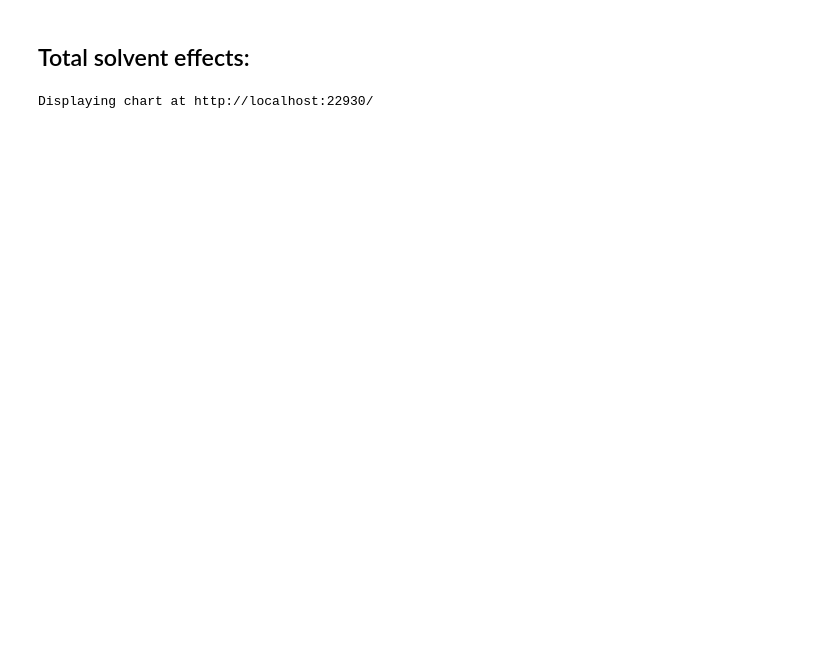
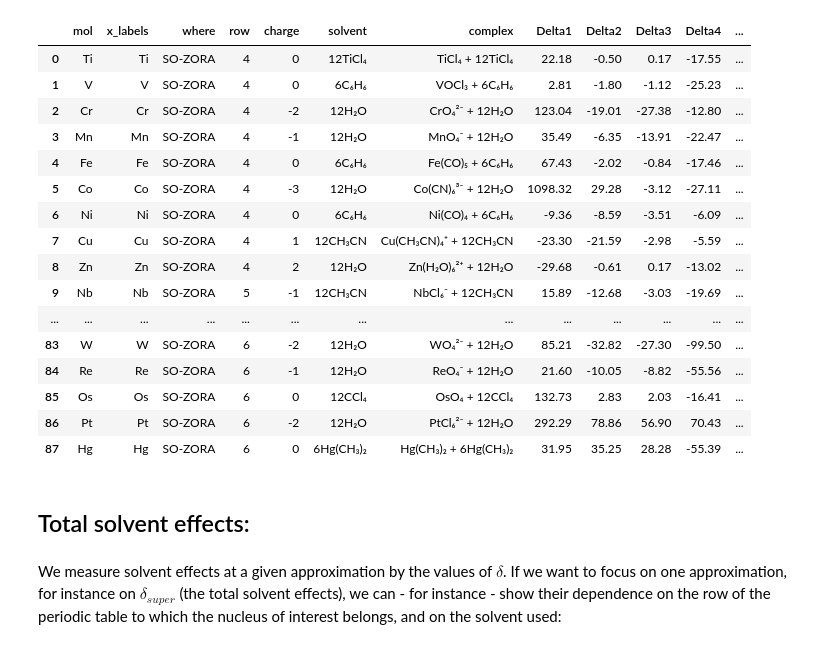
Before and after one commit to gosiao/gosiao.github.com, a Jupyter notebook: _posts/altair-interactive-files/notebook.ipynb, the cells around one changed output. Saved outputs shown, nothing was run; the diff lists cells and outputs as text; code cells hidden in the pictures; blank space fills up the shorter version.

```diff
--- a/_posts/altair-interactive-files/notebook.ipynb
+++ b/_posts/altair-interactive-files/notebook.ipynb
@@ -467,30 +305,29 @@ df_adf_all
+# %%
+df_adf_all_melted=df_adf_all.melt(id_vars =['mol','x_labels', 'where', 'row', 'charge', 'solvent', 'complex'])
+df_adf_all_melted_delta=df_adf_all.melt(id_vars =['mol','x_labels', 'where', 'row', 'charge', 'solvent', 'complex',
+                                                 'Delta1','Delta2', 'Delta3', 'Delta4',
+                                                 'd1', 'd2', 'd3', 'd4',
+                                                 'solveff'])
+df_adf_all_melted_delta
+# %% [output]
+|  | mol | x_labels | where | row | charge | solvent | complex | Delta1 | Delta2 | Delta3 | Delta4 | ... |
+| 0 | Ti | Ti | SO-ZORA | 4 | 0 | 12TiCl₄ | TiCl₄ + 12TiCl₄ | 22.18 | -0.50 | 0.17 | -17.55 | ... |
+| 1 | V | V | SO-ZORA | 4 | 0 | 6C₆H₆ | VOCl₃ + 6C₆H₆ | 2.81 | -1.80 | -1.12 | -25.23 | ... |
+| 2 | Cr | Cr | SO-ZORA | 4 | -2 | 12H₂O | CrO₄²⁻ + 12H₂O | 123.04 | -19.01 | -27.38 | -12.80 | ... |
+| 3 | Mn | Mn | SO-ZORA | 4 | -1 | 12H₂O | MnO₄⁻ + 12H₂O | 35.49 | -6.35 | -13.91 | -22.47 | ... |
+| 4 | Fe | Fe | SO-ZORA | 4 | 0 | 6C₆H₆ | Fe(CO)₅ + 6C₆H₆ | 67.43 | -2.02 | -0.84 | -17.46 | ... |
+| 5 | Co | Co | SO-ZORA | 4 | -3 | 12H₂O | Co(CN)₆³⁻ + 12H₂O | 1098.32 | 29.28 | -3.12 | -27.11 | ... |
+| 6 | Ni | Ni | SO-ZORA | 4 | 0 | 6C₆H₆ | Ni(CO)₄ + 6C₆H₆ | -9.36 | -8.59 | -3.51 | -6.09 | ... |
+| 7 | Cu | Cu | SO-ZORA | 4 | 1 | 12CH₃CN | Cu(CH₃CN)₄⁺ + 12CH₃CN | -23.30 | -21.59 | -2.98 | -5.59 | ... |
+| 8 | Zn | Zn | SO-ZORA | 4 | 2 | 12H₂O | Zn(H₂O)₆²⁺ + 12H₂O | -29.68 | -0.61 | 0.17 | -13.02 | ... |
+| 9 | Nb | Nb | SO-ZORA | 5 | -1 | 12CH₃CN | NbCl₆⁻ + 12CH₃CN | 15.89 | -12.68 | -3.03 | -19.69 | ... |
+| ... | ... | ... | ... | ... | ... | ... | ... | ... | ... | ... | ... | ... |
+| 83 | W | W | SO-ZORA | 6 | -2 | 12H₂O | WO₄²⁻ + 12H₂O | 85.21 | -32.82 | -27.30 | -99.50 | ... |
+| 84 | Re | Re | SO-ZORA | 6 | -1 | 12H₂O | ReO₄⁻ + 12H₂O | 21.60 | -10.05 | -8.82 | -55.56 | ... |
+| 85 | Os | Os | SO-ZORA | 6 | 0 | 12CCl₄ | OsO₄ + 12CCl₄ | 132.73 | 2.83 | 2.03 | -16.41 | ... |
+| 86 | Pt | Pt | SO-ZORA | 6 | -2 | 12H₂O | PtCl₆²⁻ + 12H₂O | 292.29 | 78.86 | 56.90 | 70.43 | ... |
+| 87 | Hg | Hg | SO-ZORA | 6 | 0 | 6Hg(CH₃)₂ | Hg(CH₃)₂ + 6Hg(CH₃)₂ | 31.95 | 35.25 | 28.28 | -55.39 | ... |
 # %% [markdown]
 ## Total solvent effects:
-# %%
-scatter = alt.Chart(df_adf_se).mark_point(size=100).encode(
-    x='x_labels:O',
-    y=alt.Y('solveff:O',
-            sort='descending',
-            axis=alt.Axis(title="Solvent effects [ppm]",
-                          format=",.0f",
-                          #values=list(range(1100,-250,-50)),
-                          ),
-            #scale=alt.Scale(domain=list(range(1100,-250,-50))),
-           ),
-    color=alt.Color('charge', type='nominal', scale=alt.Scale(scheme='dark2')),
-    shape='solvent:O'
-    #shape='row:O'
-    #color=alt.condition(brush, 'Origin:N', alt.value('lightgray'))
-#).add_selection(
-#    brush
-)
-
-#text = scatter.mark_text(align="center", baseline="bottom").encode(
-#       text=alt.Text('solveff:O', format=",.0f")
-#    )
-
-#chart = scatter + text
-chart = scatter
-chart.show()
-# %% [output]
-Displaying chart at http://localhost:22930/
+# %% [markdown]
+We measure solvent effects at a given approximation by the values of $\delta$. If we want to focus on one approximation, for instance on $\delta_{super}$ (the total solvent effects), we can - for instance - show their dependence on the row of the periodic table to which the nucleus of interest belongs, and on the solvent used:
```
Also changed, not shown: parts of 24 cells of this notebook, 2 other files.
